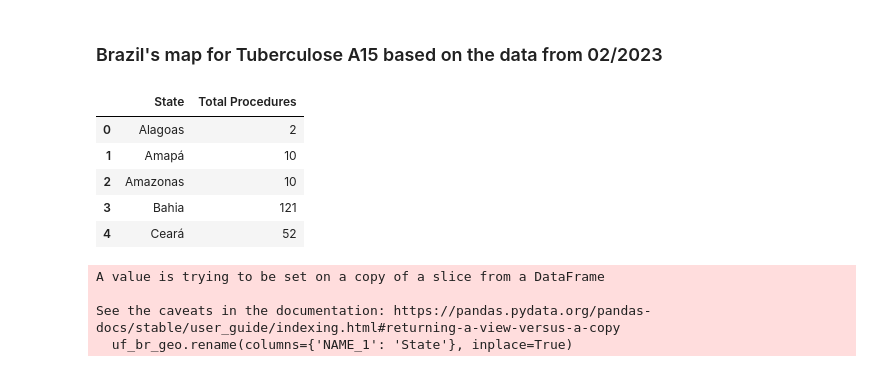
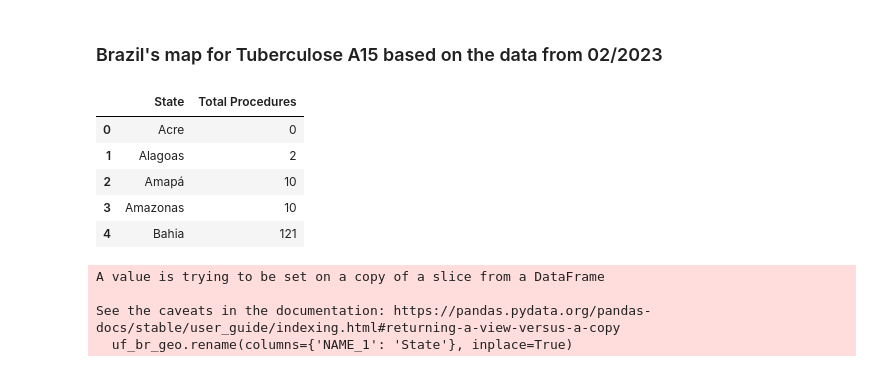
Before and after one commit to diegomattos1408/DataSUS-EDA-Python, a Jupyter notebook: tuberculose_022023.ipynb, the cells around one changed output. Saved outputs shown, nothing was run; the diff lists cells and outputs as text; code cells hidden in the pictures.

```diff
--- a/tuberculose_022023.ipynb
+++ b/tuberculose_022023.ipynb
@@ -218,20 +218,20 @@ max_value_state.head()
 ### Brazil's map for Tuberculose A15 based on the data from 02/2023
 # %%
 # Select only the state columns for summing
-state_columns = tuber_states_022023_df.columns[3:]
+state_columns = tuber_states_022023_df.columns[2:]
 
 # Sum the values for each state
 state_totals = tuber_states_022023_df[state_columns].sum()
 
 # Create a new dataframe with the sums
 total_procedures_df = pd.DataFrame(state_totals, columns=["Total Procedures"]).reset_index()
 total_procedures_df.rename(columns={"index": "State"}, inplace=True)
 
 total_procedures_df.head()
 # %% [output]
 |  | State | Total Procedures |
-| 0 | Alagoas | 2 |
-| 1 | Amapá | 10 |
-| 2 | Amazonas | 10 |
-| 3 | Bahia | 121 |
-| 4 | Ceará | 52 |
+| 0 | Acre | 0 |
+| 1 | Alagoas | 2 |
+| 2 | Amapá | 10 |
+| 3 | Amazonas | 10 |
+| 4 | Bahia | 121 |
```
Also changed, not shown: parts of 3 cells of this notebook, 3 other files.
